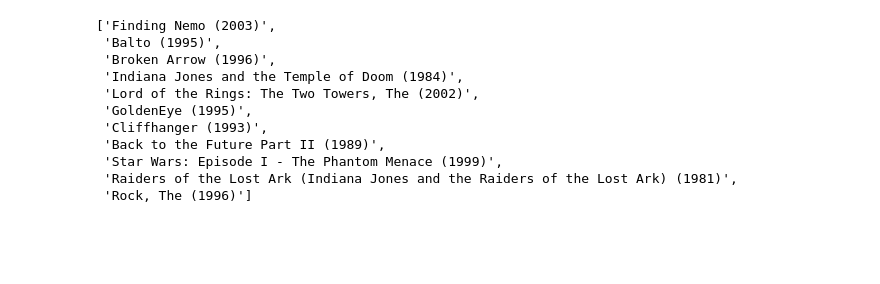
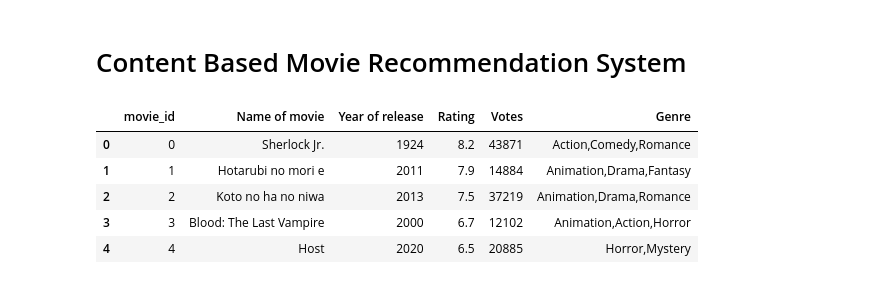
Before and after one commit to hritik853/Movie-Recommendation-System, a Jupyter notebook: movie_recommendation_system.ipynb, the cells around one changed output. Cells and saved outputs as stored; diff of their text form; code cells hidden in the pictures; blank space fills up the shorter version.

```diff
--- a/movie_recommendation_system.ipynb
+++ b/movie_recommendation_system.ipynb
@@ -220,15 +1,2 @@ def get_recommendation(partial_name):
-# %%
-a=get_recommendation('balto')
-a
-# %% [output]
-['Finding Nemo (2003)',
- 'Balto (1995)',
- 'Broken Arrow (1996)',
- 'Indiana Jones and the Temple of Doom (1984)',
- 'Lord of the Rings: The Two Towers, The (2002)',
- 'GoldenEye (1995)',
- 'Cliffhanger (1993)',
- 'Back to the Future Part II (1989)',
- 'Star Wars: Episode I - The Phantom Menace (1999)',
- 'Raiders of the Lost Ark (Indiana Jones and the Raiders of the Lost Ark) (1981)',
- 'Rock, The (1996)']
+# %% [markdown]
+# Content Based Movie Recommendation System
@@ -234,0 +11,9 @@ a
+# %%
+movie_df.head()
+# %% [output]
+|  | movie_id | Name of movie | Year of release | Rating | Votes | Genre |
+| 0 | 0 | Sherlock Jr. | 1924 | 8.2 | 43871 | Action,Comedy,Romance |
+| 1 | 1 | Hotarubi no mori e | 2011 | 7.9 | 14884 | Animation,Drama,Fantasy |
+| 2 | 2 | Koto no ha no niwa | 2013 | 7.5 | 37219 | Animation,Drama,Romance |
+| 3 | 3 | Blood: The Last Vampire | 2000 | 6.7 | 12102 | Animation,Action,Horror |
+| 4 | 4 | Host | 2020 | 6.5 | 20885 | Horror,Mystery |
```
Also changed, not shown: parts of 39 cells of this notebook, 2 other files.
